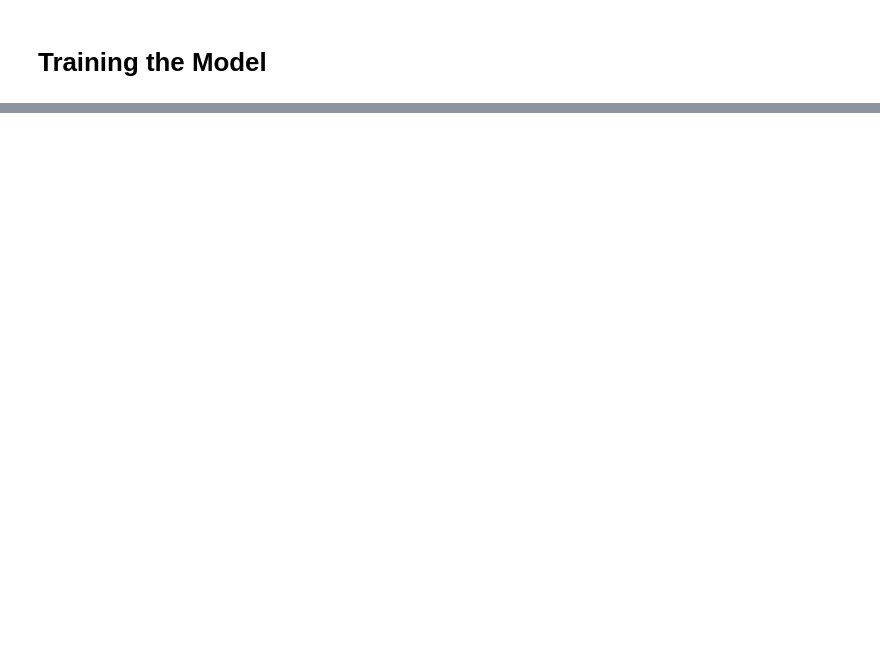
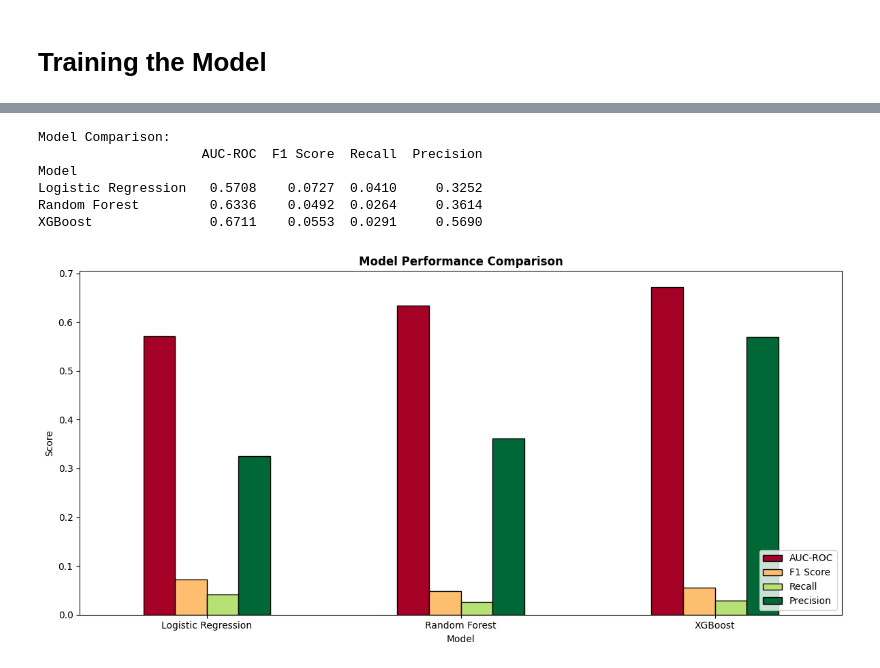
Before and after one commit to analyst-ted/hospital-readmission-prediction, a Jupyter notebook: notebooks/04_model_training.ipynb, the cells around one changed output, grey strips where cells are left out. Saved outputs shown, nothing was run; the diff lists cells and outputs as text; code cells hidden in the pictures; blank space fills up the shorter version.

```diff
--- a/notebooks/04_model_training.ipynb
+++ b/notebooks/04_model_training.ipynb
@@ -34,0 +138,23 @@ Likely causes:
+# %%
+print("Training XGBoost...")
+
+# Calculate scale_pos_weight for imbalanced data
+neg = (y_train == 0).sum()
+pos = (y_train == 1).sum()
+scale = neg / pos
+
+xgb_model = XGBClassifier(
+    n_estimators=100,
+    random_state=42,
+    eval_metric='logloss',
+    n_jobs=-1
+)
+xgb_model.fit(X_train, y_train)
+
+xgb_results = evaluate_model(
+    'XGBoost',
+    xgb_model,
+    X_test,
+    y_test
+)
+print("\nXGBoost training complete!")
@@ -34,0 +179,30 @@ Likely causes:
+# %%
+# Create comparison dataframe
+results_df = pd.DataFrame([lr_results, rf_results, xgb_results])
+results_df = results_df.set_index('Model')
+
+print("\nModel Comparison:")
+print(results_df)
+
+# Visualize comparison
+results_df.plot(
+    kind='bar',
+    figsize=(12, 6),
+    colormap='RdYlGn',
+    edgecolor='black'
+)
+plt.title('Model Performance Comparison', fontweight='bold')
+plt.ylabel('Score')
+plt.xticks(rotation=0)
+plt.legend(loc='lower right')
+plt.tight_layout()
+plt.savefig('../reports/10_model_comparison.png', dpi=150, bbox_inches='tight')
+plt.show()
+# %% [output]
+Model Comparison:
+                     AUC-ROC  F1 Score  Recall  Precision
+Model
+Logistic Regression   0.5708    0.0727  0.0410     0.3252
+Random Forest         0.6336    0.0492  0.0264     0.3614
+XGBoost               0.6711    0.0553  0.0291     0.5690
+[figure, added]
```
Also changed, not shown: parts of 16 cells of this notebook, 4 other files.
